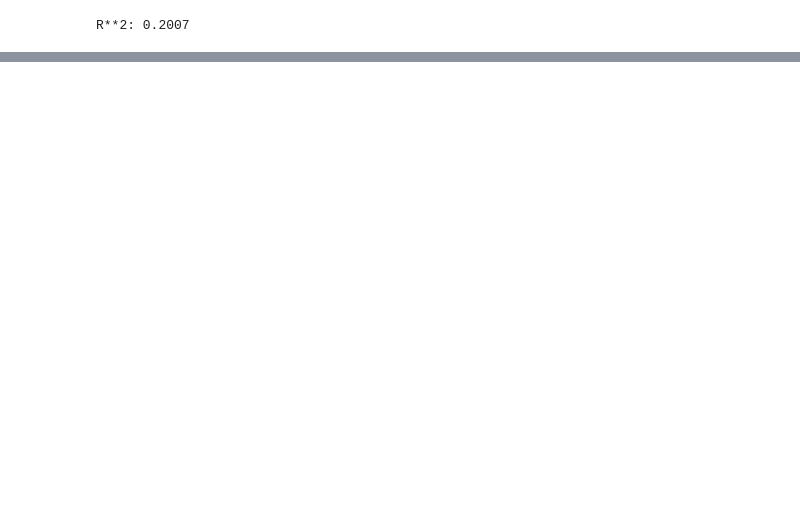
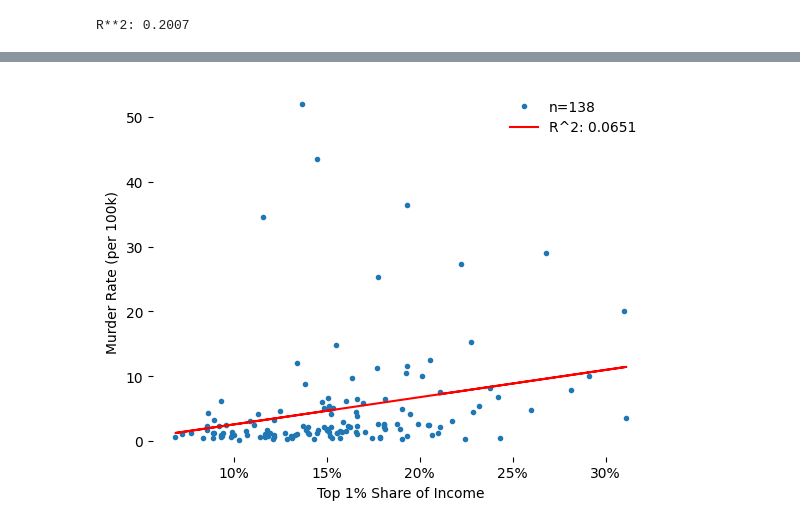
Before and after one commit to aodin/income_inequality_v_murder_rate, a Jupyter notebook: income_inequality_v_murder_rate.ipynb, the cells around one changed output, grey strips where cells are left out. Saved outputs shown, nothing was run; the diff lists cells and outputs as text; code cells hidden in the pictures; blank space fills up the shorter version.

```diff
--- a/income_inequality_v_murder_rate.ipynb
+++ b/income_inequality_v_murder_rate.ipynb
@@ -167,0 +194,20 @@ plt.show()
+# %%
+# Remove these and re-do the linear regression
+altered = combined[combined["Top 1% Share of Income"] != 0.1962].copy()
+altered_res = linregress(altered["Top 1% Share of Income"], y=altered["Murder Rate (per 100k)"])
+x = altered["Top 1% Share of Income"]
+y = altered["Murder Rate (per 100k)"]
+plt.plot(x, y, '.', label=f"n={len(altered)}")
+plt.plot(x, altered_res.intercept + altered_res.slope * x, 'r', label=f"R^2: {altered_res.rvalue**2:.4f}")
+plt.legend(frameon=False)
+ax = plt.gca()
+ax.spines['top'].set_visible(False)
+ax.spines['right'].set_visible(False)
+ax.spines['bottom'].set_visible(False)
+ax.spines['left'].set_visible(False)
+ax.xaxis.set_major_formatter(ticker.FuncFormatter(lambda x, pos: f"{x:.0%}"))
+plt.xlabel("Top 1% Share of Income")
+plt.ylabel("Murder Rate (per 100k)")
+plt.show()
+# %% [output]
+[figure, added]
```
Also changed, not shown: parts of 9 cells of this notebook, 3 other files.
